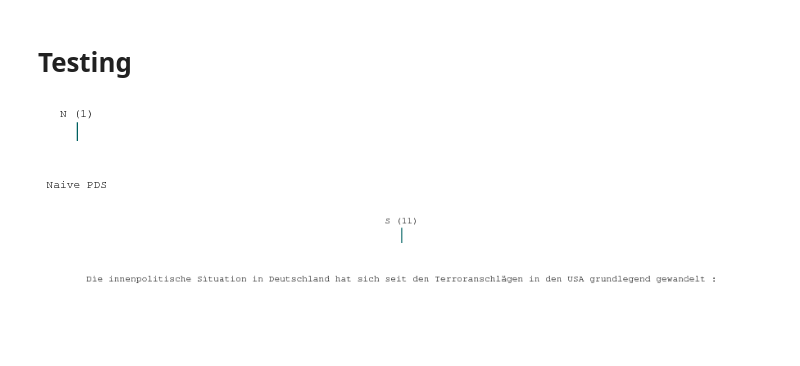
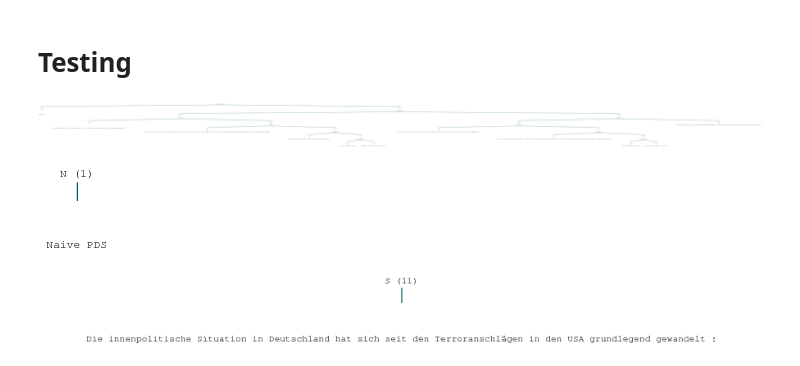
Before and after one commit to arne-cl/alt-mulig, a Jupyter notebook: discoursegraphs/rst2tree/rs3-trees-now-for-real.ipynb, the cells around one changed output. Saved outputs shown, nothing was run; the diff lists cells and outputs as text; code cells hidden in the pictures; blank space fills up the shorter version.

Commit message:
fixed start_node=None

```diff
--- a/discoursegraphs/rst2tree/rs3-trees-now-for-real.ipynb
+++ b/discoursegraphs/rst2tree/rs3-trees-now-for-real.ipynb
@@ -67,6 +67,21 @@ def get_position(node_id, child_dict, ordered_edus, edu_set):
 #         return t(str(start_node), subtrees)
 # %%
 def dt(child_dict, elem_dict, ordered_edus, start_node=None):
+    if start_node is None:
+        root_nodes = child_dict[start_node]
+        if len(root_nodes) == 1:
+            return dt(child_dict, elem_dict, ordered_edus, start_node=root_nodes[0])
+        elif len(root_nodes) > 1:
+            # An undesired, but common case (at least in the PCC corpus).
+            # This happens if there's one EDU not to connected to the rest
+            # of the tree (e.g. a headline). We will just make all 'root'
+            # nodes part of a multinuc relation called 'virtual-root'.
+            root_subtrees = [dt(child_dict, elem_dict, ordered_edus, start_node=root_id)
+                             for root_id in root_nodes]
+            return t('virtual-root', root_subtrees)
+        else:
+            raise NotImplementedError
+
     elem_id = start_node
     if elem_id not in elem_dict:
         return []
@@ -190,6 +205,10 @@ def dt(child_dict, elem_dict, ordered_edus, start_node=None):
 # %%
 cdict, edict, ordered_edus = get_rs3_data(RS3_EXAMPLE_FILE)
 edu_set = set(ordered_edus)
+# %%
+dt(cdict, edict, ordered_edus, start_node=None)
+# %% [output]
+[figure, added]
 # %%
 dt(cdict, edict, ordered_edus, start_node='1') # OK
 # %% [output]
```
Also changed, not shown: parts of 2 cells of this notebook, 1 other file.
